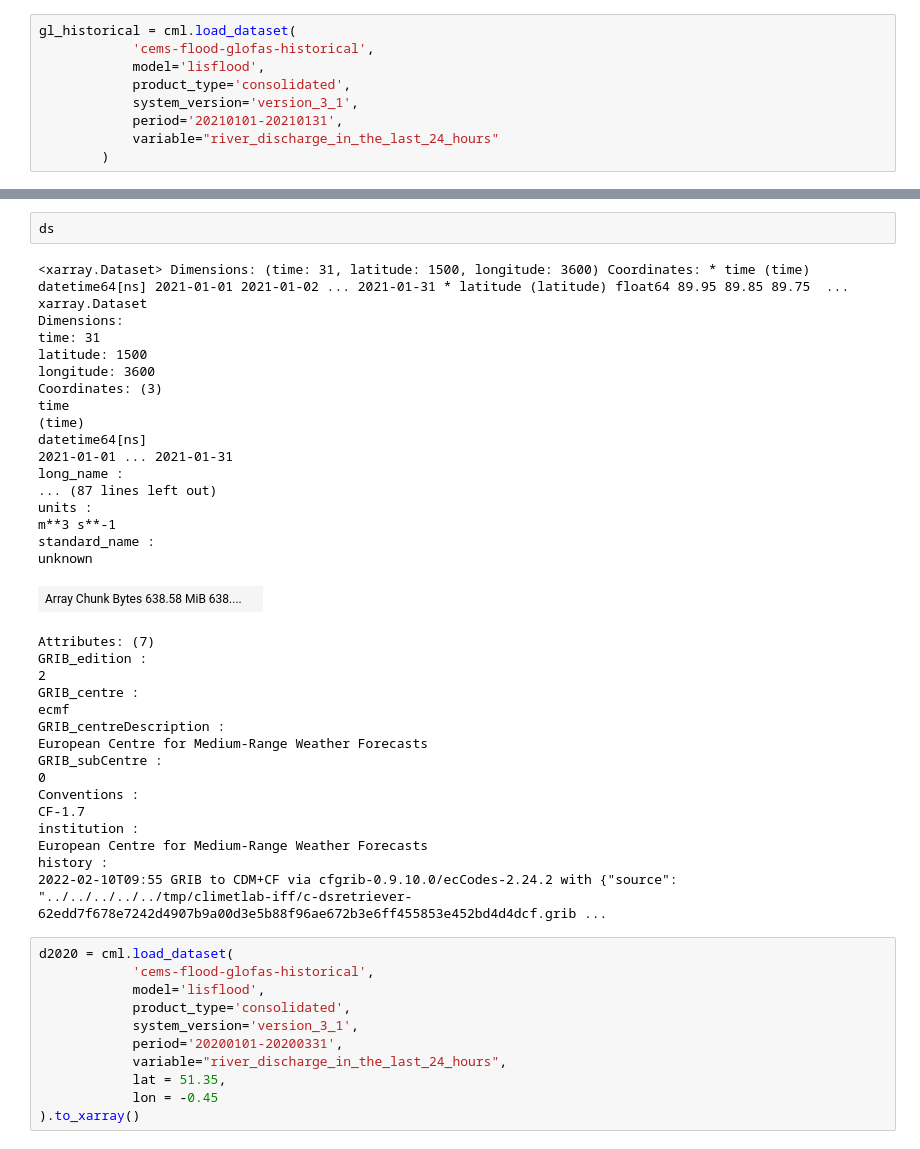
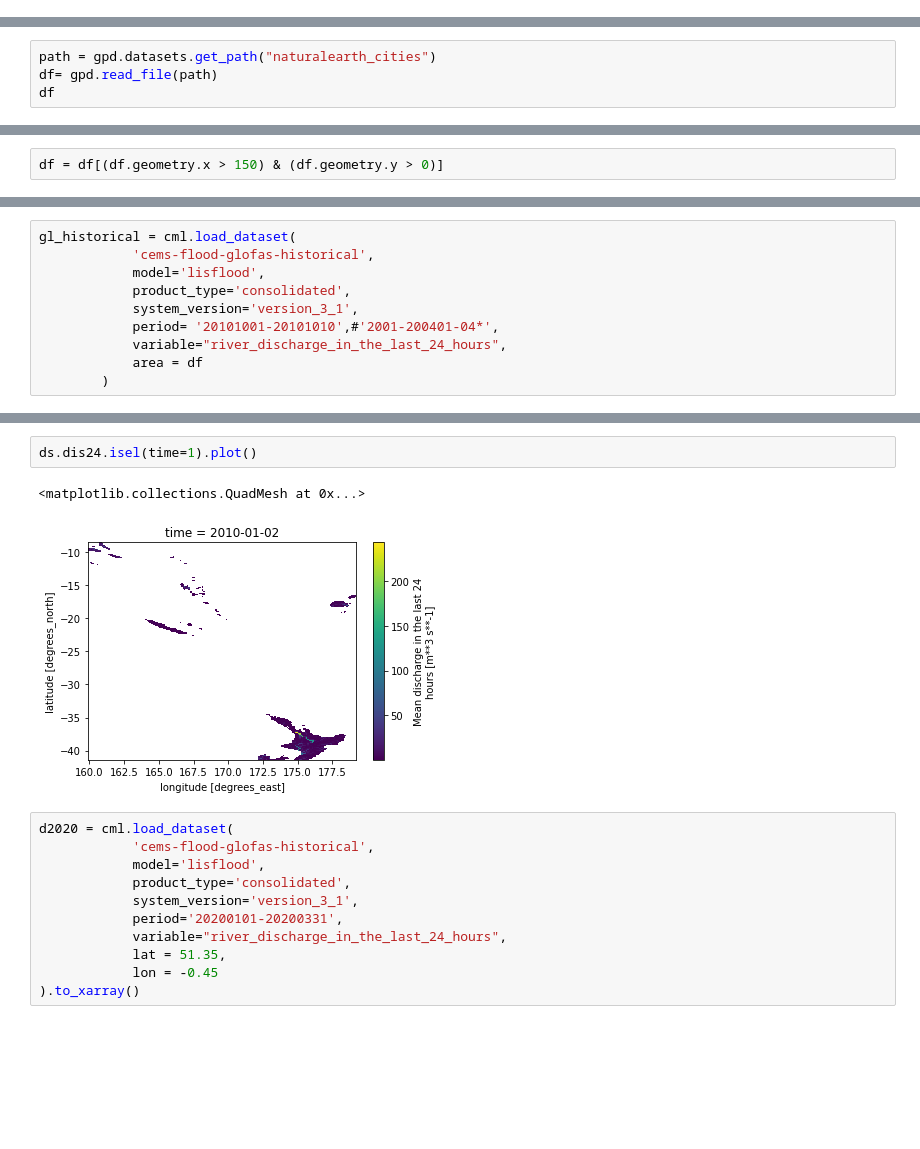
Before and after one commit to iacopoff/climetlab-cems-flood, a Jupyter notebook: notebooks/glofas-historical.ipynb, the cells around one changed output, grey strips where cells are left out. Cells and saved outputs as stored; diff of their text form; blank space fills up the shorter version.

Commit message:
glofas seasonal

```diff
--- a/notebooks/glofas-historical.ipynb
+++ b/notebooks/glofas-historical.ipynb
@@ -3,9 +0,0 @@ import climetlab as cml
-# %%
-gl_historical = cml.load_dataset(
-            'cems-flood-glofas-historical',
-            model='lisflood',
-            product_type='consolidated',
-            system_version='version_3_1',
-            period='20210101-20210131',
-            variable="river_discharge_in_the_last_24_hours"
-        )
@@ -13,0 +6,4 @@ By downloading data from this dataset, you agree to the terms and conditions def
+# %%
+path = gpd.datasets.get_path("naturalearth_cities")
+df= gpd.read_file(path)
+df
@@ -13,0 +24,2 @@ By downloading data from this dataset, you agree to the terms and conditions def
+# %%
+df = df[(df.geometry.x > 150) & (df.geometry.y > 0)]
@@ -13,0 +28,10 @@ By downloading data from this dataset, you agree to the terms and conditions def
+# %%
+gl_historical = cml.load_dataset(
+            'cems-flood-glofas-historical',
+            model='lisflood',
+            product_type='consolidated',
+            system_version='version_3_1',
+            period= '20101001-20101010',#'2001-200401-04*',
+            variable="river_discharge_in_the_last_24_hours",
+            area = df
+        )
@@ -18,39 +46,8 @@ ds = gl_historical.to_xarray()
 # %%
-ds
+ds.dis24.isel(time=1).plot()
 # %% [output]
-<xarray.Dataset> Dimensions: (time: 31, latitude: 1500, longitude: 3600) Coordinates: * time (time) datetime64[ns] 2021-01-01 2021-01-02 ... 2021-01-31 * latitude (latitude) float64 89.95 89.85 89.75  ...
-xarray.Dataset
-Dimensions:
-time: 31
-latitude: 1500
-longitude: 3600
-Coordinates: (3)
-time
-(time)
-datetime64[ns]
-2021-01-01 ... 2021-01-31
-long_name :
-... (87 lines left out)
-units :
-m**3 s**-1
-standard_name :
-unknown
+<matplotlib.collections.QuadMesh at 0x...>
-| Array Chunk Bytes 638.58 MiB 638.... |  |
-Attributes: (7)
-GRIB_edition :
-2
-GRIB_centre :
-ecmf
-GRIB_centreDescription :
-European Centre for Medium-Range Weather Forecasts
-GRIB_subCentre :
-0
-Conventions :
-CF-1.7
-institution :
-European Centre for Medium-Range Weather Forecasts
-history :
-2022-02-10T09:55 GRIB to CDM+CF via cfgrib-0.9.10.0/ecCodes-2.24.2 with {"source": "../../../../../tmp/climetlab-iff/c-dsretriever-62edd7f678e7242d4907b9a00d3e5b88f96ae672b3e6ff455853e452bd4d4dcf.grib ...
+[figure, added]
 # %%
 d2020 = cml.load_dataset(
             'cems-flood-glofas-historical',
```
Also changed, not shown: parts of 8 cells of this notebook, 8 other files.
